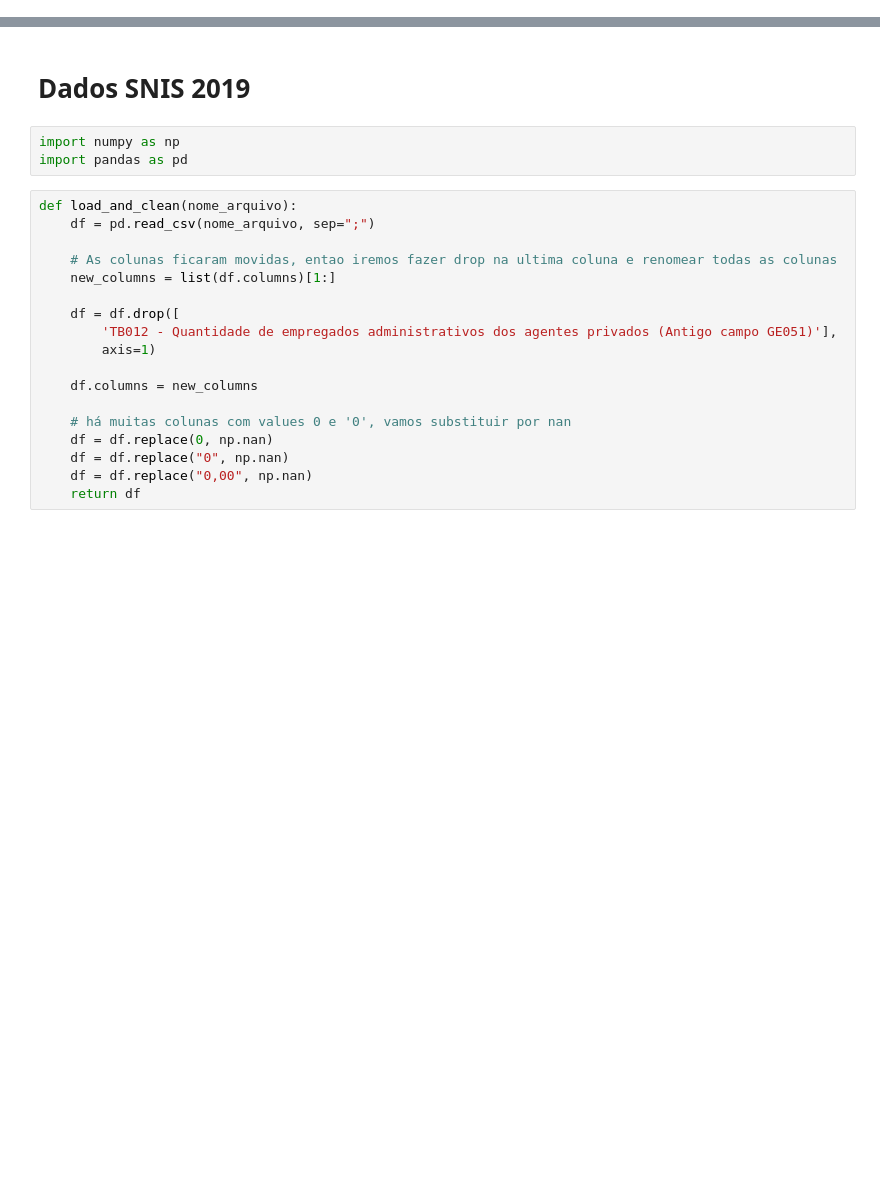
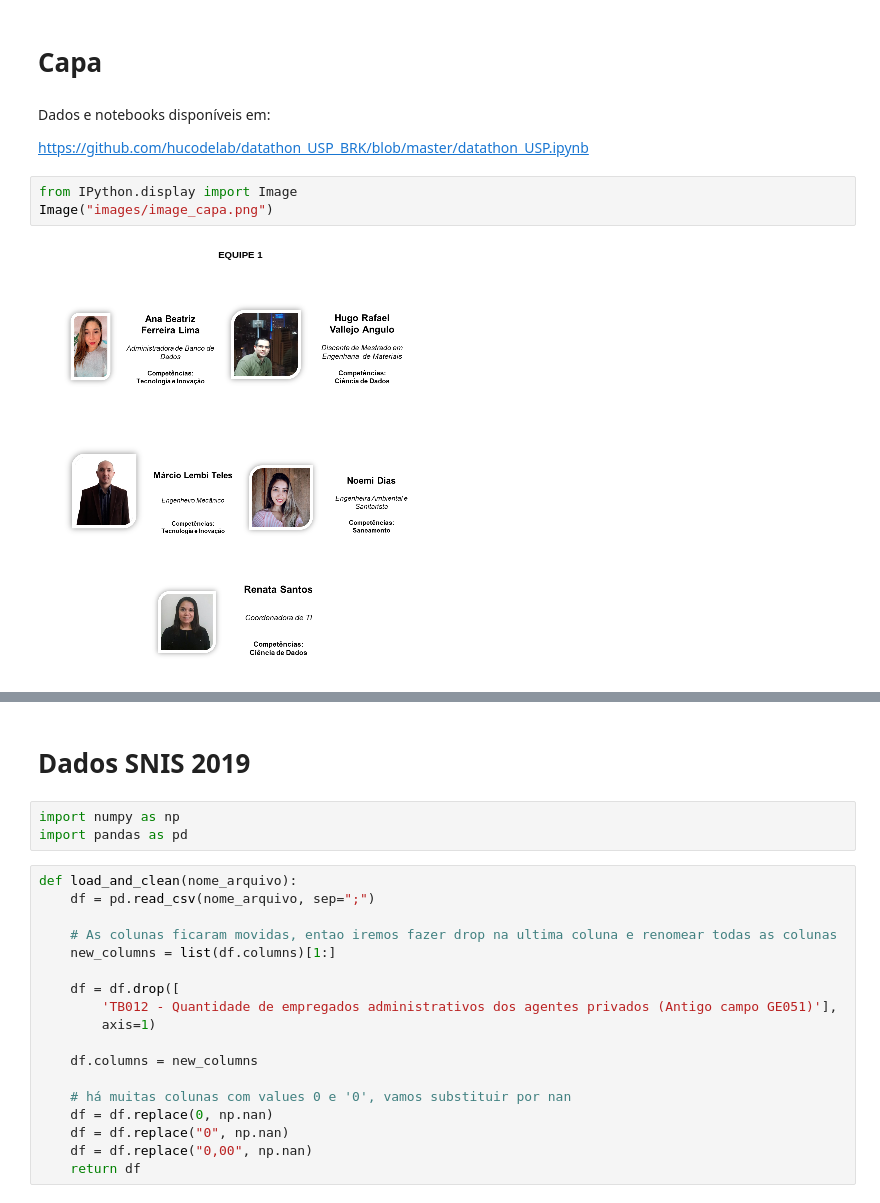
Before and after one commit to hucodelab/datathon_USP_BRK, a Jupyter notebook: datathon_USP.ipynb, the cells around one changed output, grey strips where cells are left out. Saved outputs shown, nothing was run; the diff lists cells and outputs as text; blank space fills up the shorter version.

```diff
--- a/datathon_USP.ipynb
+++ b/datathon_USP.ipynb
@@ -0,0 +1,11 @@
+# %% [markdown]
+# Capa
+# %% [markdown]
+Dados e notebooks disponíveis em:
+
+https://github.com/hucodelab/datathon_USP_BRK/blob/master/datathon_USP.ipynb
+# %%
+from IPython.display import Image
+Image("images/image_capa.png")
+# %% [output]
+[figure, added]
```
Also changed, not shown: parts of 42 cells of this notebook, 5 other files.
